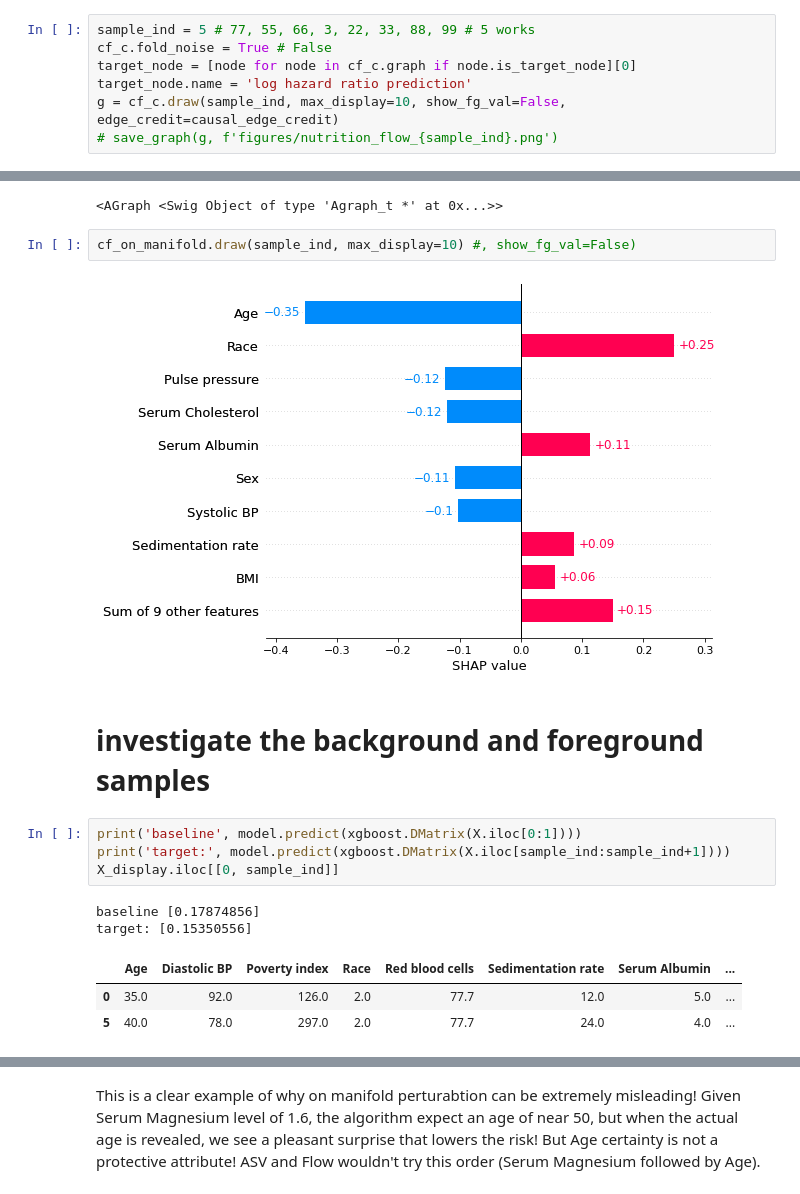
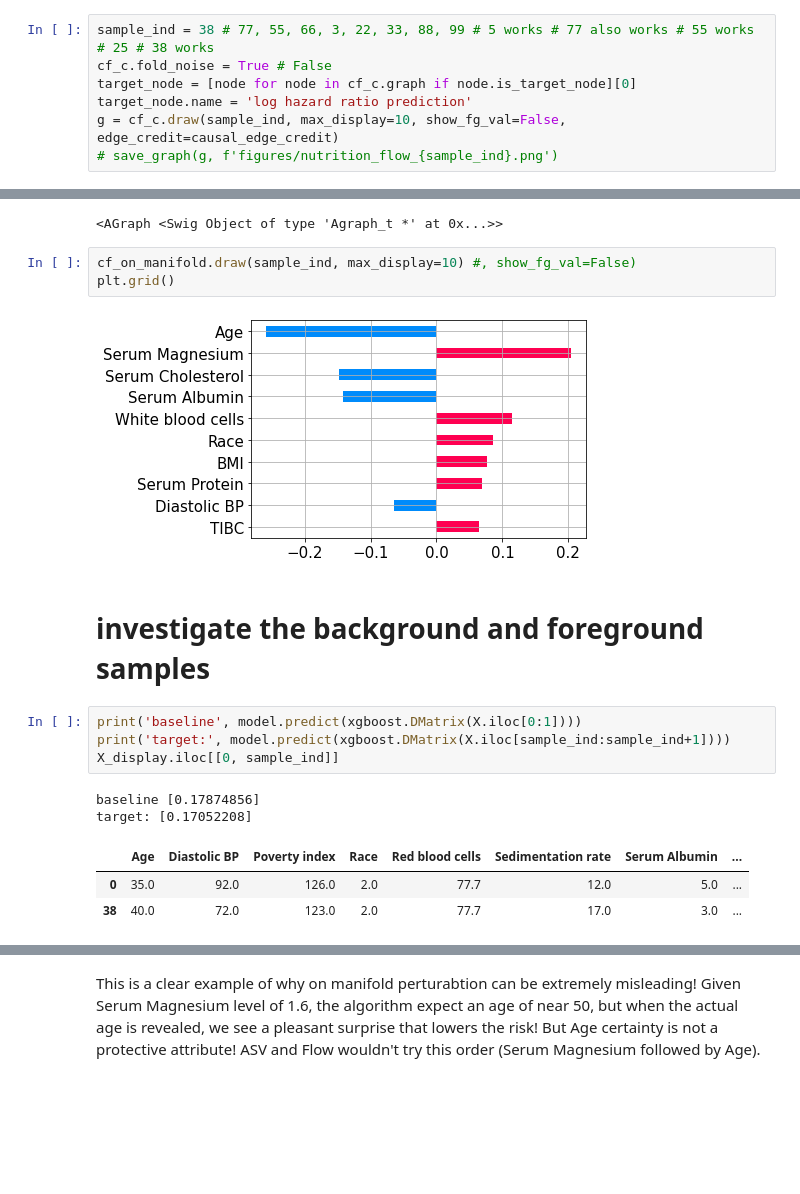
Before and after one commit to nathanwang000/Shapley-Flow, a Jupyter notebook: clean_notebooks/nutrition_new_causal_graph.ipynb, the cells around one changed output, grey strips where cells are left out. Saved outputs shown, nothing was run; the diff lists cells and outputs as text; blank space fills up the shorter version.

```diff
--- a/clean_notebooks/nutrition_new_causal_graph.ipynb
+++ b/clean_notebooks/nutrition_new_causal_graph.ipynb
@@ -376,7 +374,7 @@ cf_c.draw(sample_ind, max_display=None, show_fg_val=False, edge_credit=causal_ed
 # %% [markdown]
 # Methods comparison
 # %%
-sample_ind = 5 # 77, 55, 66, 3, 22, 33, 88, 99 # 5 works
+sample_ind = 38 # 77, 55, 66, 3, 22, 33, 88, 99 # 5 works # 77 also works # 55 works # 25 # 38 works
 cf_c.fold_noise = True # False
 target_node = [node for node in cf_c.graph if node.is_target_node][0]
 target_node.name = 'log hazard ratio prediction'
@@ -391,8 +389,9 @@ cf.draw(sample_ind, max_display=10, show_fg_val=False, edge_credit=ind_edge_cred
 <AGraph <Swig Object of type 'Agraph_t *' at 0x...>>
 # %%
 cf_on_manifold.draw(sample_ind, max_display=10) #, show_fg_val=False)
+plt.grid()
 # %% [output]
-[figure, old version]
+[figure, new version]
 # %% [markdown]
 # investigate the background and foreground samples
 # %%
@@ -401,10 +400,10 @@ print('target:', model.predict(xgboost.DMatrix(X.iloc[sample_ind:sample_ind+1]))
 X_display.iloc[[0, sample_ind]]
 # %% [output]
 baseline [0.17874856]
-target: [0.15350556]
+target: [0.17052208]
 |  | Age | Diastolic BP | Poverty index | Race | Red blood cells | Sedimentation rate | Serum Albumin | ... |
 | 0 | 35.0 | 92.0 | 126.0 | 2.0 | 77.7 | 12.0 | 5.0 | ... |
-| 5 | 40.0 | 78.0 | 297.0 | 2.0 | 77.7 | 24.0 | 4.0 | ... |
+| 38 | 40.0 | 72.0 | 123.0 | 2.0 | 77.7 | 17.0 | 3.0 | ... |
 # %%
 print(X_display.iloc[[0, sample_ind]].rename(index={0: 'Background sample', sample_ind: 'Foreground sample'}).T.to_latex())
 # %% [output]
```
Also changed, not shown: parts of 12 cells of this notebook, 6 other files.
